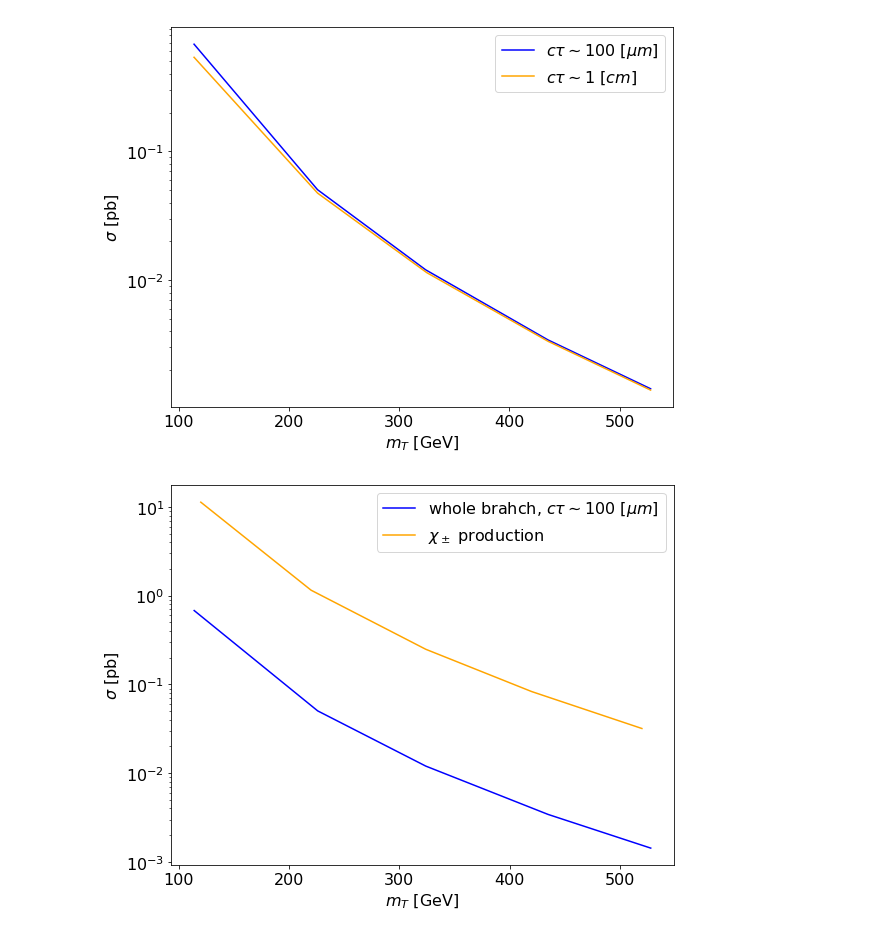
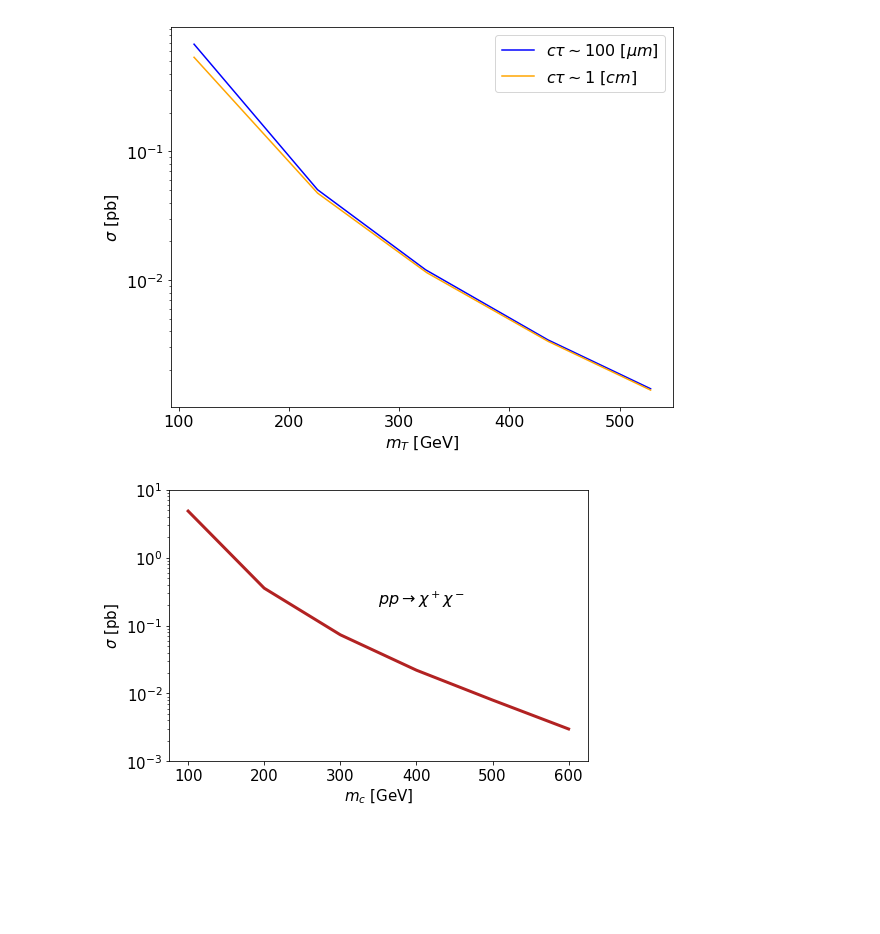
Before and after one commit to anasthesia/SoftLLP, a Jupyter notebook: kinematics/Cross_sections.ipynb, the cells around one changed output. Cells and saved outputs as stored; diff of their text form; code cells hidden in the pictures; blank space fills up the shorter version.

Commit message:
final plots

```diff
--- a/kinematics/Cross_sections.ipynb
+++ b/kinematics/Cross_sections.ipynb
@@ -38,26 +45,28 @@ plt.savefig('cross_sections_scalar.png')
 # %%
 font = {
         'weight' : 'normal',
-        'size'   : 16}
+        'size'   : 15}
 
 mlib.rc('font', **font)
 
-plt.figure(figsize=(9, 7))
+plt.figure(figsize=(7.5, 5))
 
 
-plt.plot(cross200mkm_scalar[:,0],cross200mkm_scalar[:,1], c="blue",linestyle='-',\
-            label='whole brahch, $c\\tau \sim 100\ [\mu m]$')
-plt.plot(cross_charged[:,0],cross_charged[:,1], c="orange",linestyle='-',\
+#plt.plot(cross200mkm_scalar[:,0],cross200mkm_scalar[:,1], c="blue",linestyle='-',\
+#            label='whole brahch, $c\\tau \sim 100\ [\mu m]$')
+plt.plot(cross_charged[:,0],cross_charged[:,1], c="firebrick",linewidth=3,\
             label='$\\chi_\\pm$ production')
 
-#plt.ylim( (2.2, 8.3))
+plt.ylim( (0.001, 10))
 #plt.xlim((0.015,150))
 plt.yscale("log")
-plt.legend(loc='upper right')
+#plt.legend(loc='upper right')
+
+plt.text(350, 0.2, "$p p \\rightarrow \\chi^+ \\chi^- $", fontsize=16)
 
 #plt.title("scalar scenario")
-plt.xlabel('$m_T$ [GeV]')
+plt.xlabel('$m_c$ [GeV]')
 plt.ylabel('$\\sigma$ [pb]')
 plt.savefig('cross_sections_whole_and_charged.png')
 # %% [output]
-[figure, old version]
+[figure, new version]
```
Also changed, not shown: parts of 3 cells of this notebook, 3 other files.
